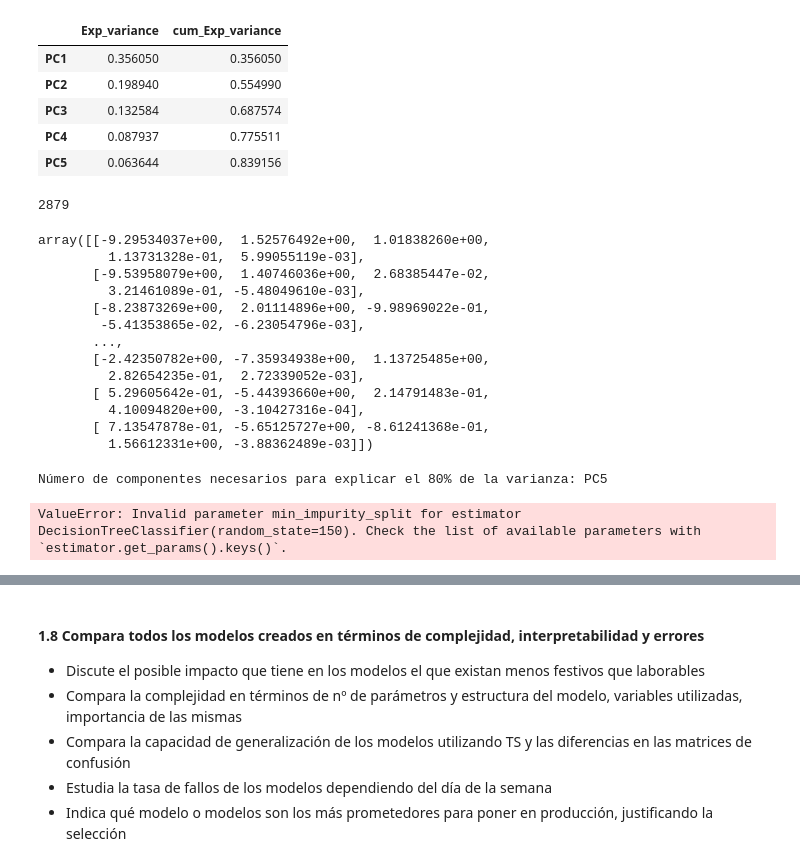
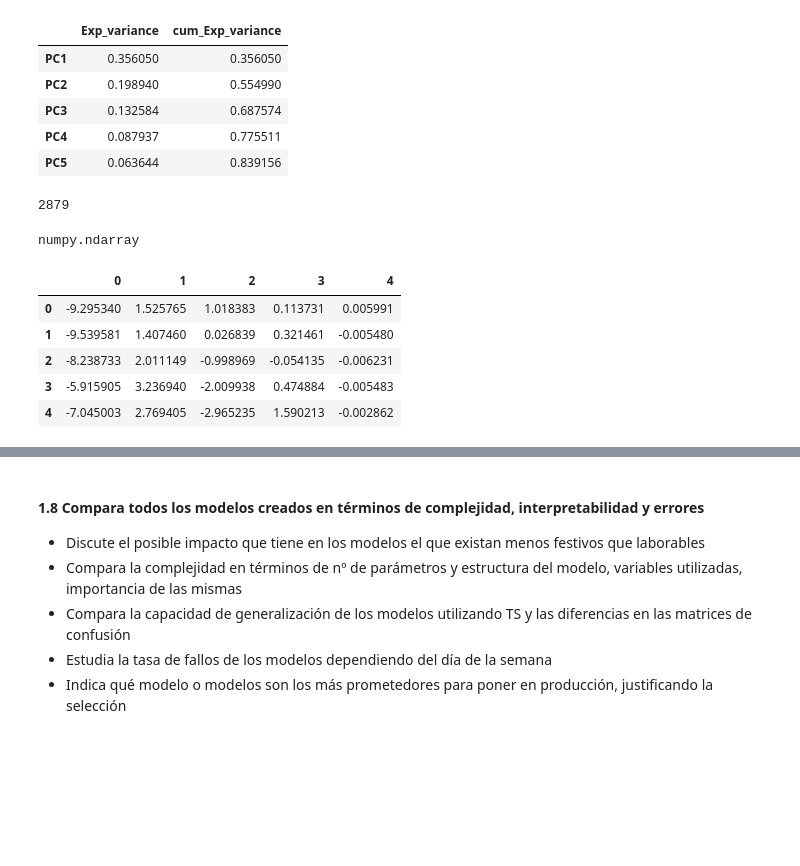
Before and after one commit to maroacc/ensemble, a Jupyter notebook: ass1_ML2_GRUPO_Ana.ipynb, the cells around one changed output, grey strips where cells are left out. Cells and saved outputs as stored; diff of their text form; code cells hidden in the pictures; blank space fills up the shorter version.

```diff
--- a/ass1_ML2_GRUPO_Ana.ipynb
+++ b/ass1_ML2_GRUPO_Ana.ipynb
@@ -850,59 +880,17 @@ pca.fit(X)
 # Obtener las primeras 5 componentes principales
 X_pca = pca.transform(X)[:, :5]
 print(len(X_pca))
-X_pca
+type(X_pca)
 # %% [output]
 2879
-array([[-9.29534037e+00,  1.52576492e+00,  1.01838260e+00,
-         1.13731328e-01,  5.99055119e-03],
-       [-9.53958079e+00,  1.40746036e+00,  2.68385447e-02,
-         3.21461089e-01, -5.48049610e-03],
-       [-8.23873269e+00,  2.01114896e+00, -9.98969022e-01,
-        -5.41353865e-02, -6.23054796e-03],
-       ...,
-       [-2.42350782e+00, -7.35934938e+00,  1.13725485e+00,
-         2.82654235e-01,  2.72339052e-03],
-       [ 5.29605642e-01, -5.44393660e+00,  2.14791483e-01,
-         4.10094820e+00, -3.10427316e-04],
-       [ 7.13547878e-01, -5.65125727e+00, -8.61241368e-01,
-         1.56612331e+00, -3.88362489e-03]])
+numpy.ndarray
-# %%
-# Buscar el índice de la fila en la que la varianza explicada acumulada es >= 0.8
-n_components = (exp_variance['cum_Exp_variance'] >= 0.8).idxmax()
-
-print('Número de componentes necesarios para explicar el 80% de la varianza:', n_components)
-
-# Usar las primeras 5 componentes principales para la entrada del modelo de árbol de decisión
-X_train_pca = pca.transform(X_train)[:, :5]
-X_test_pca = pca.transform(X_test)[:, :5]
-
-# Definir los hiperparámetros para la búsqueda en cuadrícula
-param_grid = {
-    'DT__min_impurity_split': np.arange(0, 0.05, 0.005),
-    'DT__min_samples_leaf': np.arange(1, 10, 1),
-    'DT__min_samples_split': np.arange(1, 10, 1)
-}
-
-# Definir la estructura del modelo de árbol de decisión y la tubería de transformación
-dt_model = DecisionTreeClassifier(criterion='gini', random_state=150)
-pipe = Pipeline(steps=[('DT', dt_model)])
-
-# Realizar la búsqueda en cuadrícula para encontrar los mejores parámetros del modelo
-n_folds = 10
-tree_fit = GridSearchCV(estimator=pipe,
-                        param_grid=param_grid,
-                        n_jobs=-1,
-                        scoring='accuracy',
-                        cv=n_folds)
-tree_fit.fit(X_train_pca, y_train)
-
-# Entrenar el modelo de árbol de decisión con los mejores parámetros encontrados
-best_params = tree_fit.best_params_
-dt_model.set_params(**best_params)
-dt_model.fit(X_train_pca, y_train)
-
-# Hacer predicciones en el conjunto de prueba
-y_pred = dt_model.predict(X_test_pca)
-# %% [output]
-Número de componentes necesarios para explicar el 80% de la varianza: PC5
-ValueError: Invalid parameter min_impurity_split for estimator DecisionTreeClassifier(random_state=150). Check the list of available parameters with `estimator.get_params().keys()`.
+# %%
+df_pca = pd.DataFrame(X_pca)
+df_pca.head()
+# %% [output]
+|  | 0 | 1 | 2 | 3 | 4 |
+| 0 | -9.295340 | 1.525765 | 1.018383 | 0.113731 | 0.005991 |
+| 1 | -9.539581 | 1.407460 | 0.026839 | 0.321461 | -0.005480 |
+| 2 | -8.238733 | 2.011149 | -0.998969 | -0.054135 | -0.006231 |
+| 3 | -5.915905 | 3.236940 | -2.009938 | 0.474884 | -0.005483 |
+| 4 | -7.045003 | 2.769405 | -2.965235 | 1.590213 | -0.002862 |
```
Also changed, not shown: parts of 16 cells of this notebook, 2 other files.
